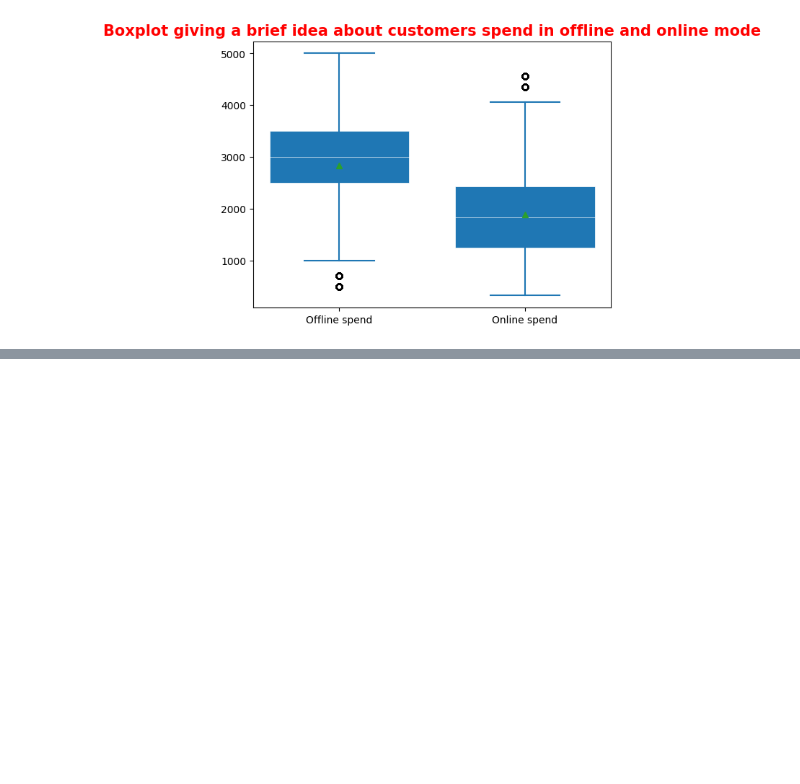
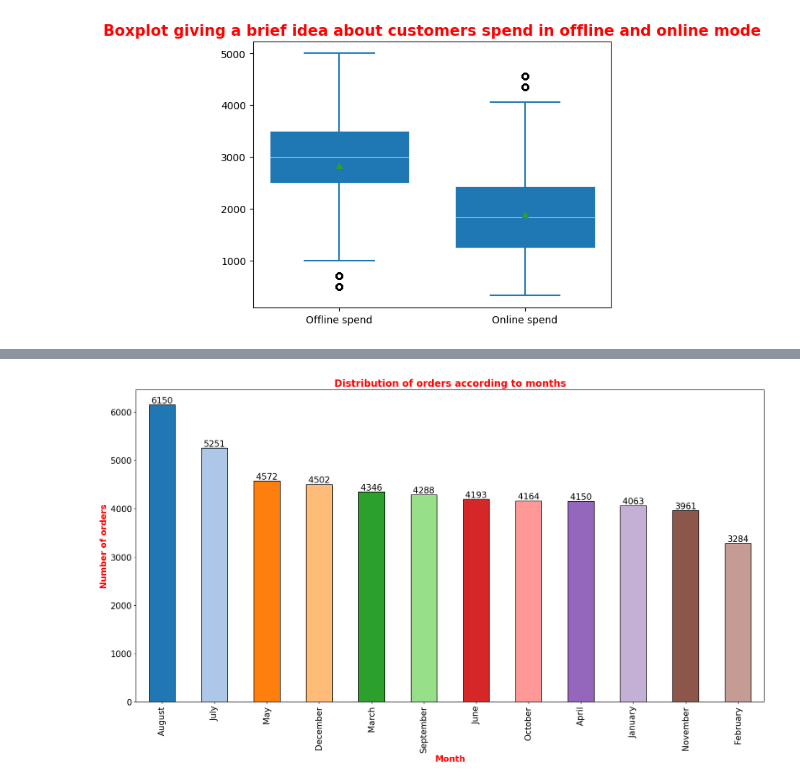
Before and after one commit to hemantsirsat/Data-Visualisation, a Jupyter notebook: Online shopping trend/app.ipynb, the cells around one changed output, grey strips where cells are left out. Drawn from its saved outputs; the diff is of its cells as text; code cells hidden in the pictures; blank space fills up the shorter version.

```diff
--- a/Online shopping trend/app.ipynb
+++ b/Online shopping trend/app.ipynb
@@ -162,0 +184,3 @@ plt.show()
+# %%
+import calendar
+df["Month"] = df["Month"].apply(lambda x: calendar.month_name[x])
@@ -162,0 +200,15 @@ plt.show()
+# %%
+plt.figure(figsize=(20,10))
+
+ax = df["Month"].value_counts().plot(kind="bar",color=sns.color_palette("tab20"),edgecolor="black")
+
+for p in ax.patches:
+    ax.annotate(int(p.get_height()),(p.get_x()+0.25,p.get_height()+1),ha="center",va="bottom",color="black",fontsize=15)
+    ax.tick_params("both",labelsize=15)
+
+plt.xlabel("Month",weight="bold",color="#FF0000",fontsize=15)
+plt.ylabel("Number of orders",weight="bold",color="#FF0000",fontsize=15)
+plt.title("Distribution of orders according to months",weight="bold",color="#FF0000",fontsize=17)
+plt.show()
+# %% [output]
+[figure, added]
```
Also changed, not shown: parts of 5 cells of this notebook.
